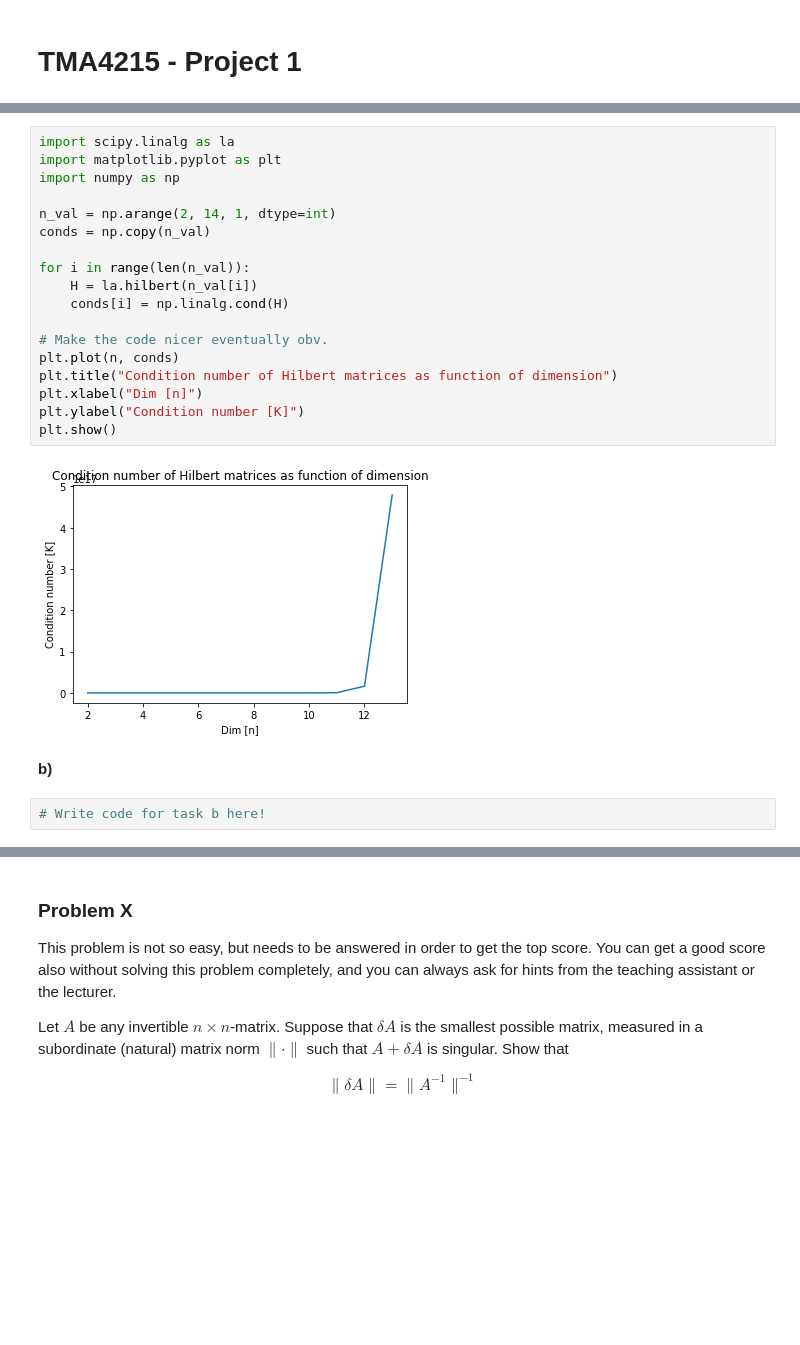
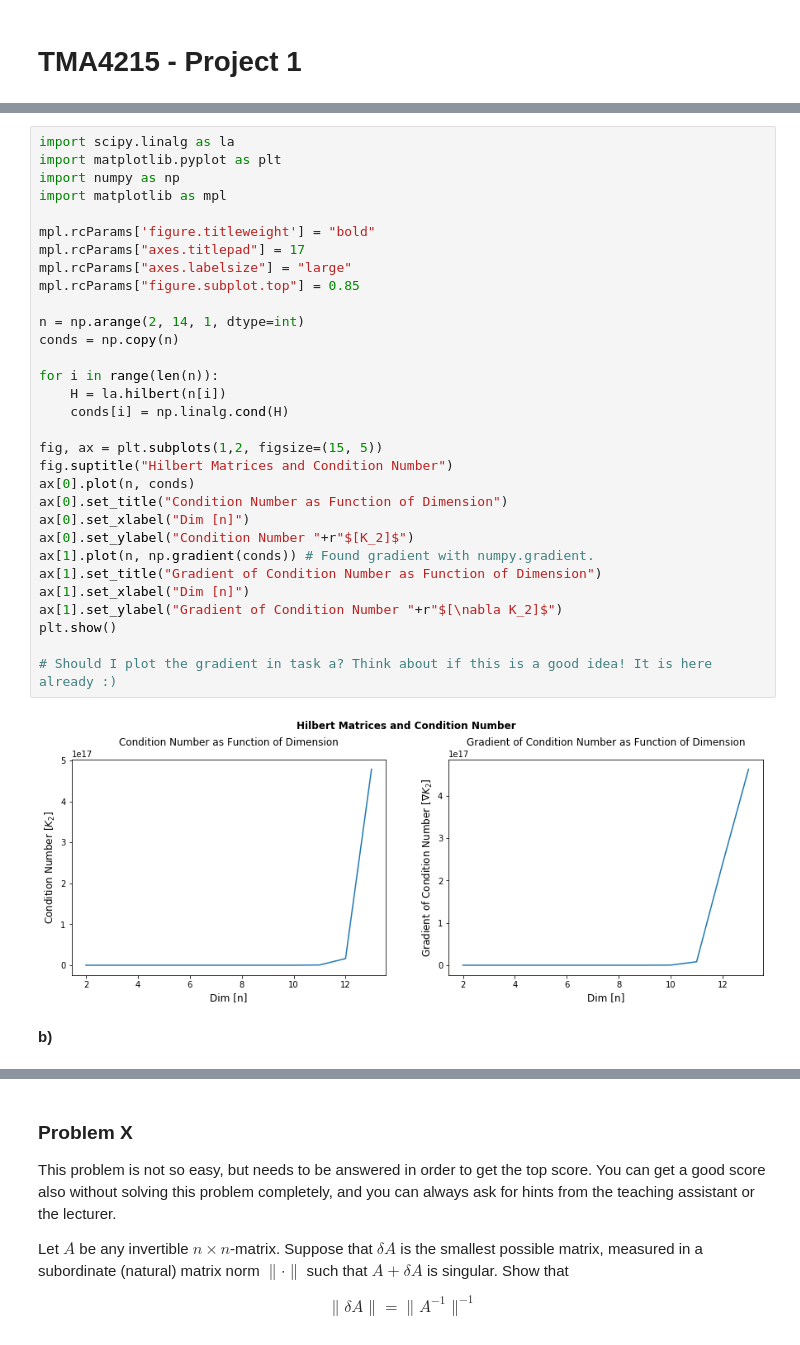
Before and after one commit to alexaoh/nummat, a Jupyter notebook: Project 1_My_Solution.ipynb, the cells around one changed output, grey strips where cells are left out. Saved outputs shown, nothing was run; the diff lists cells and outputs as text; blank space fills up the shorter version.

Commit message:
Made som changes to task 3b, almost done with it.

```diff
--- a/Project 1_My_Solution.ipynb
+++ b/Project 1_My_Solution.ipynb
@@ -176,27 +195,38 @@ One way of generating random arrays (matrices and vectors) is to use numpy.rando
 ### Solution
 
 **a)**
-# %%
-import scipy.linalg as la
-import matplotlib.pyplot as plt
-import numpy as np
-
-n_val = np.arange(2, 14, 1, dtype=int)
-conds = np.copy(n_val)
-
-for i in range(len(n_val)):
-    H = la.hilbert(n_val[i])
-    conds[i] = np.linalg.cond(H)
-
-# Make the code nicer eventually obv.
-plt.plot(n, conds)
-plt.title("Condition number of Hilbert matrices as function of dimension")
-plt.xlabel("Dim [n]")
-plt.ylabel("Condition number [K]")
-plt.show()
-# %% [output]
-[figure, removed]
+# %%
+import scipy.linalg as la
+import matplotlib.pyplot as plt
+import numpy as np
+import matplotlib as mpl
+
+mpl.rcParams['figure.titleweight'] = "bold"
+mpl.rcParams["axes.titlepad"] = 17
+mpl.rcParams["axes.labelsize"] = "large"
+mpl.rcParams["figure.subplot.top"] = 0.85
+
+n = np.arange(2, 14, 1, dtype=int)
+conds = np.copy(n)
+
+for i in range(len(n)):
+    H = la.hilbert(n[i])
+    conds[i] = np.linalg.cond(H)
+
+fig, ax = plt.subplots(1,2, figsize=(15, 5))
+fig.suptitle("Hilbert Matrices and Condition Number")
+ax[0].plot(n, conds)
+ax[0].set_title("Condition Number as Function of Dimension")
+ax[0].set_xlabel("Dim [n]")
+ax[0].set_ylabel("Condition Number "+r"$[K_2]$")
+ax[1].plot(n, np.gradient(conds)) # Found gradient with numpy.gradient.
+ax[1].set_title("Gradient of Condition Number as Function of Dimension")
+ax[1].set_xlabel("Dim [n]")
+ax[1].set_ylabel("Gradient of Condition Number "+r"$[\nabla K_2]$")
+plt.show()
+
+# Should I plot the gradient in task a? Think about if this is a good idea! It is here already :)
+# %% [output]
+[figure, added]
 # %% [markdown]
 **b)**
-# %%
-# Write code for task b here!
```
Also changed, not shown: parts of 3 cells of this notebook.
